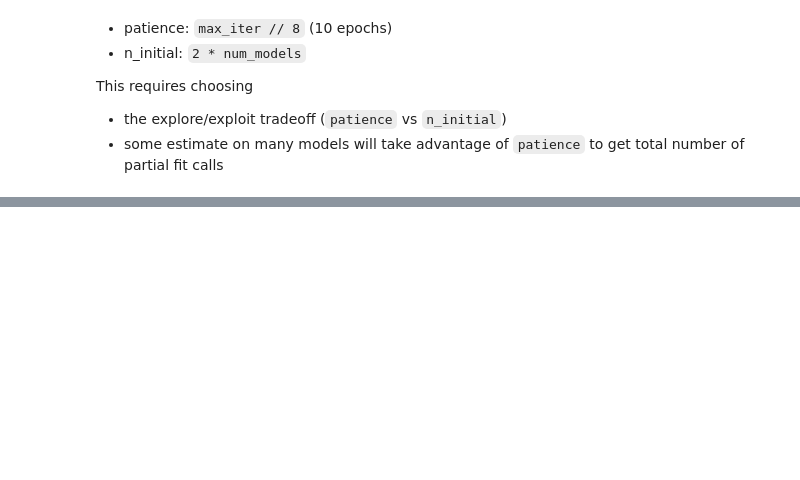
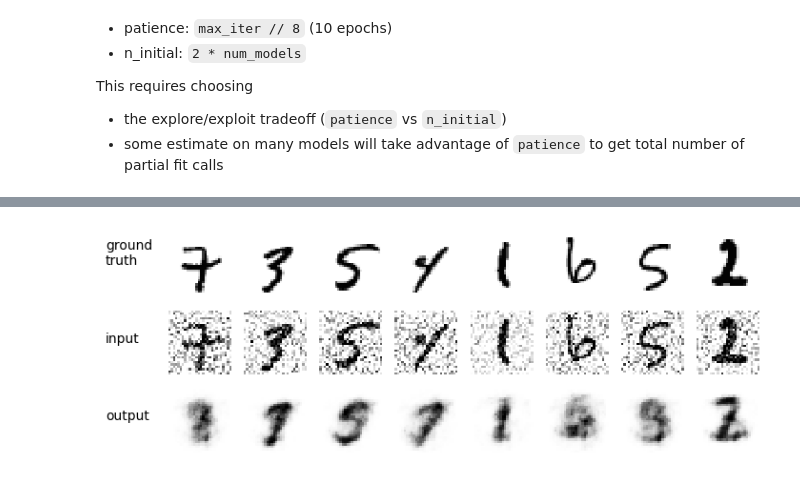
Before and after one commit to D-Barradas/RAPIDS_HPO, a Jupyter notebook: notebooks/HPO_Skorch_RAPIDS.ipynb, the cells around one changed output, grey strips where cells are left out. Saved outputs shown, nothing was run; the diff lists cells and outputs as text; code cells hidden in the pictures; blank space fills up the shorter version.

```diff
--- a/notebooks/HPO_Skorch_RAPIDS.ipynb
+++ b/notebooks/HPO_Skorch_RAPIDS.ipynb
@@ -737,0 +736,25 @@ df.head()
+# %%
+clean_hat = patience_search.best_estimator_.predict(noisy_test)
+
+cols = 8
+w = 1.0
+fig, axs = plt.subplots(figsize=(cols*w, 3*w), ncols=cols, nrows=3)
+
+rng = check_random_state(42)
+for col, (upper, middle, lower) in enumerate(zip(axs[0], axs[1], axs[2])):
+    if col == 0:
+        upper.text(-28, 14, 'ground\ntruth')
+        middle.text(-28, 14, 'input')
+        lower.text(-28, 14, 'output')
+    i = rng.choice(len(X_test))
+    noisy = X_test[i].reshape(28, 28)
+    clean = y_test[i].reshape(28, 28)
+    clean_hat_i = clean_hat[i][1].reshape(28,28)
+    kwargs = {'cbar': False, 'xticklabels': False, 'yticklabels': False, 'cmap': 'gray_r'}
+    sns.heatmap(noisy, ax=middle, **kwargs)
+    sns.heatmap(clean, ax=upper, **kwargs)
+    sns.heatmap(clean_hat_i, ax=lower, **kwargs)
+plt.savefig(f"{absolutepath_to_results}/patience-best-out.svg", bbox_inches="tight")
+plt.show()
+# %% [output]
+[figure, added]
```
Also changed, not shown: parts of 50 cells of this notebook, 24 other files.
